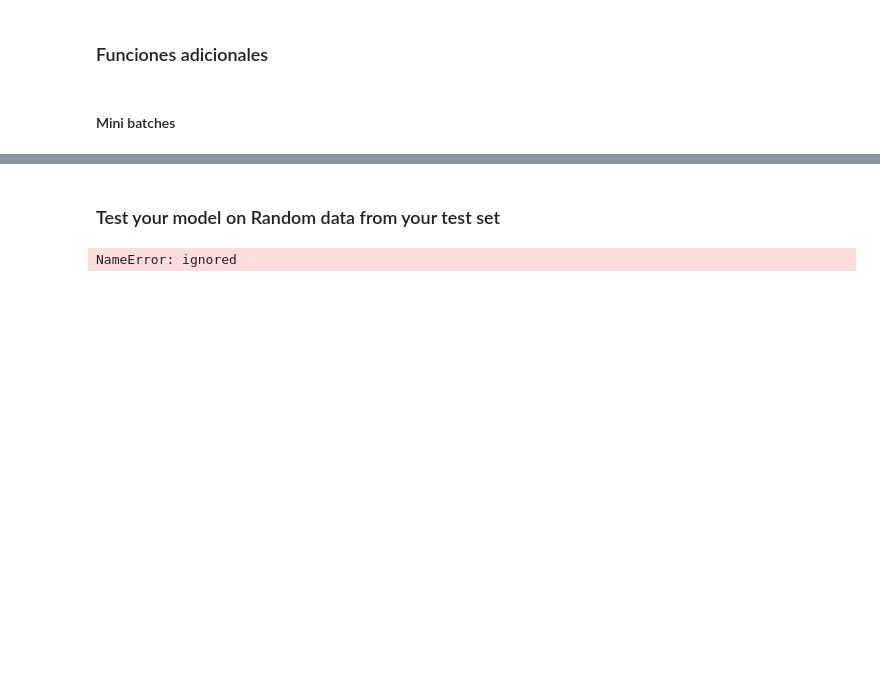
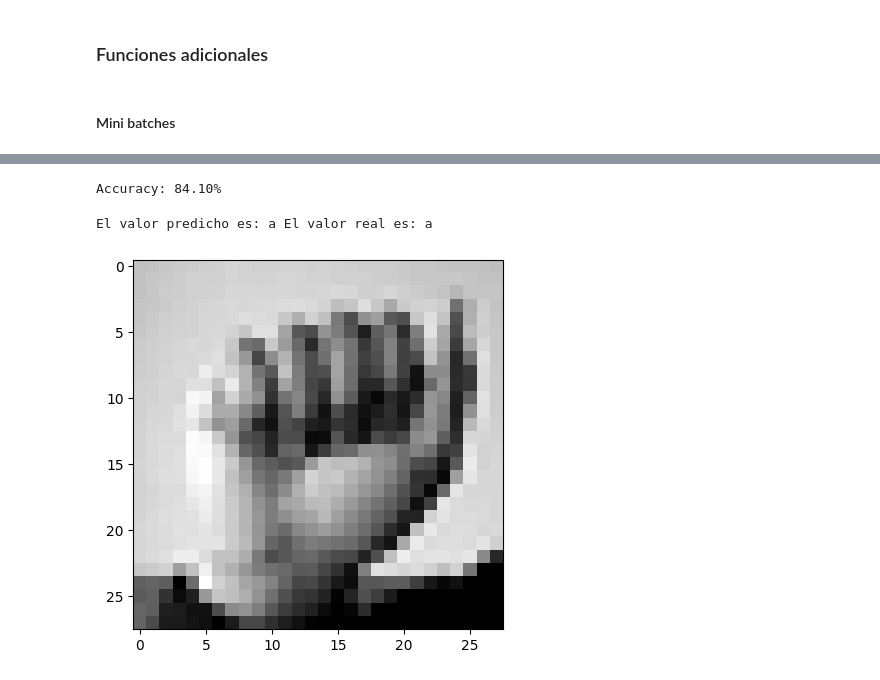
Before and after one commit to RodrigoRoman/machine_learning, a Jupyter notebook: A1b_DL_TC5033_AD2023.ipynb, the cells around one changed output, grey strips where cells are left out. Cells and saved outputs as stored; diff of their text form; code cells hidden in the pictures; blank space fills up the shorter version.

```diff
--- a/A1b_DL_TC5033_AD2023.ipynb
+++ b/A1b_DL_TC5033_AD2023.ipynb
@@ -208,27 +197,15 @@ def reLu(val):
 # %%
-def computeScores(x,y,activationFunction,parameters):
+def computeScores(x,activationFunction,parameters):
   outAZs = {}
   for i in range(len(parameters)//2):
     if(i==0):
-      # print('shape w0')
-      # print(parameters[f'w_{i}'].shape )
-      # print('shape b0')
-      # print(parameters[f'b_{i}'].shape)
-      # print('shape X')
-      # print(x.shape)
       outAZs[f'z_{i}'] =  parameters[f'w_{i}'] @ x.T + parameters[f'b_{i}']
     else:
-      # print('shape wi')
-      # print(parameters[f'w_{i}'].shape )
-      # print('shape bi')
-      # print(parameters[f'b_{i}'].shape)
-      # print('shape a')
-      # print(outAZs[f'a_{i-1}'].shape)
       outAZs[f'z_{i}'] = parameters[f'w_{i}'] @ outAZs[f'a_{i-1}'] + parameters[f'b_{i}']
     outAZs[f'a_{i}'] = activationFunction(outAZs[f'z_{i}'])
   return outAZs
 # %%
 def softmax(lastLayerOutput):
-  return np.exp(lastLayerOutput)/np.sum(np.exp(lastLayerOutput))
+  return np.exp(lastLayerOutput)/np.sum(np.exp(lastLayerOutput),axis=0)
 # %%
 def x_entropy(probabilities, y,batchSize):
@@ -346,3 +270,3 @@ def train(x_train,y_train,batchSize,neuronsSizeList,activationFunction,learningR
 # %%
-train(x_train,y_train,64,[200,200,200,200,len(alphabet)],reLu,1e-3,10)
+modelParams = train(x_train,y_train,500,[200,200,200,200,200,len(alphabet)],reLu,0.001,10)
 # %% [output]
@@ -376,9 +283,8 @@ Current cost:7.206794985540422, y accuracy: 0.04104898925514478
-# %% [markdown]
-### Test your model on Random data from your test set
-# %%
-idx = np.random.randint(len(y_test))
-plot_number(x_test[idx].reshape(28,28))
-pred = model.predict(x_test[idx].reshape(-1, 1))
-print(f'el valor predicho es: {alphabet[pred]} el valor real es:{alphabet[y_test[idx]]}')
-# %% [output]
-NameError: ignored
+# %%
+def predict(x, parameters, activationFunction):
+    computedScores = computeScores(x, activationFunction, parameters)
+    lastLayerIDX = len(parameters) // 2 - 1
+    scores = computedScores[f'z_{lastLayerIDX}']
+    probabilities = softmax(scores)
+    predictions = np.argmax(probabilities, axis=0)
+    return predictions
@@ -384,0 +296,22 @@ NameError: ignored
+# %%
+evaluate(x_test, y_test, modelParams, reLu)
+# %% [output]
+Accuracy: 84.10%
+# %%
+idx = np.random.randint(len(y_test))
+showImage(x_test[idx])
+
+# Ensure x_test[idx] is a 2D array with a single row
+single_example = x_test[idx].reshape(1, -1)
+
+# Get the prediction using the predict function
+pred = predict(single_example, modelParams, reLu)
+
+# Since predict returns predictions for all examples (even though there's just one),
+# take the first (and only) prediction from the result.
+pred_label = pred[0]
+
+print(f'El valor predicho es: {alphabet[pred_label]} El valor real es: {alphabet[y_test[idx]]}')
+# %% [output]
+El valor predicho es: a El valor real es: a
+[figure, added]
```
Also changed, not shown: parts of 19 cells of this notebook.
